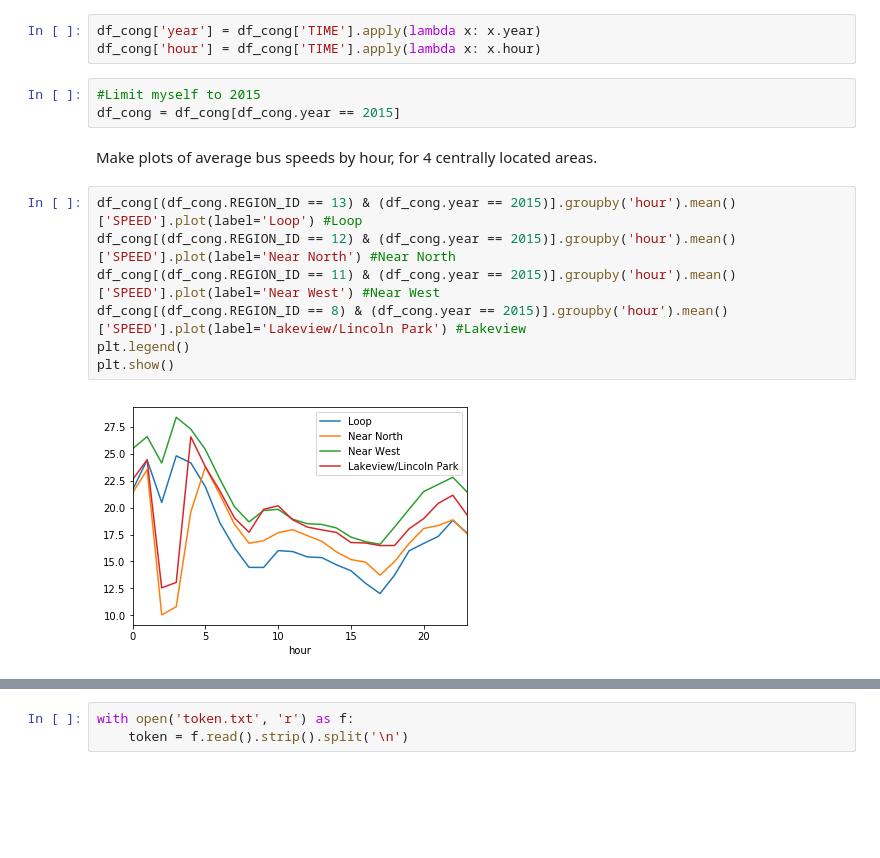
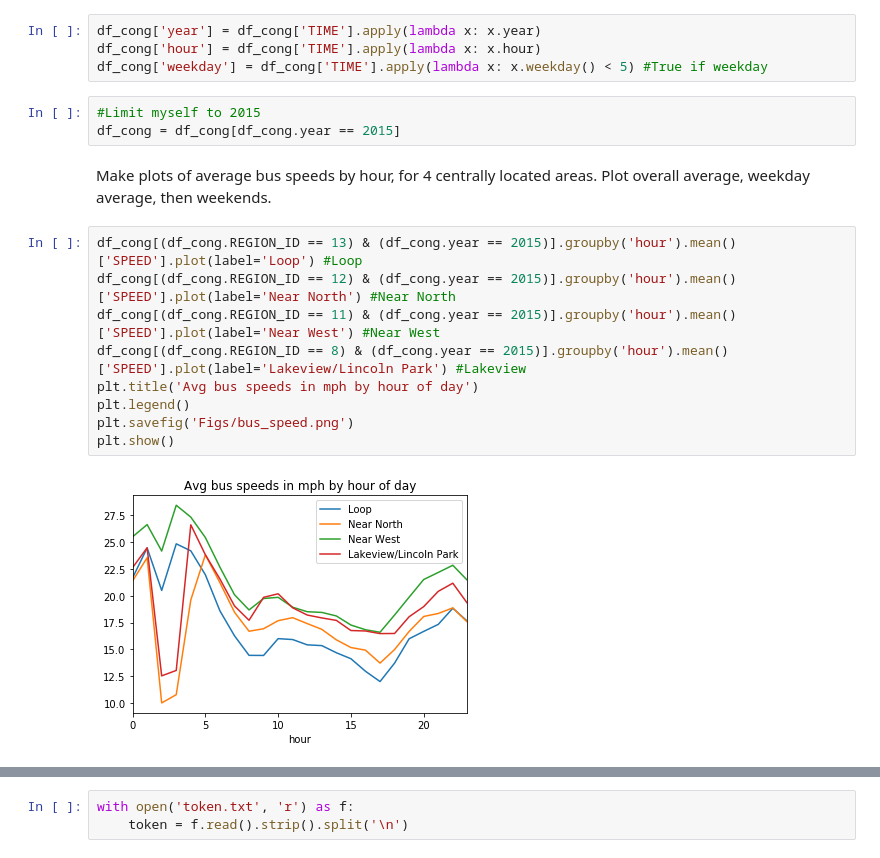
Before and after one commit to Inoueian/chicago-taxi, a Jupyter notebook: Challenge_3.ipynb, the cells around one changed output, grey strips where cells are left out. Drawn from its saved outputs; the diff is of its cells as text; blank space fills up the shorter version.

Commit message:
bus speed code and figures

```diff
--- a/Challenge_3.ipynb
+++ b/Challenge_3.ipynb
@@ -23,17 +24,20 @@ df_cong['TIME'] = df_cong['TIME'].apply(cong_parser)
 # %%
 df_cong['year'] = df_cong['TIME'].apply(lambda x: x.year)
 df_cong['hour'] = df_cong['TIME'].apply(lambda x: x.hour)
+df_cong['weekday'] = df_cong['TIME'].apply(lambda x: x.weekday() < 5) #True if weekday
 # %%
 #Limit myself to 2015
 df_cong = df_cong[df_cong.year == 2015]
 # %% [markdown]
-Make plots of average bus speeds by hour, for 4 centrally located areas.
+Make plots of average bus speeds by hour, for 4 centrally located areas. Plot overall average, weekday average, then weekends.
 # %%
 df_cong[(df_cong.REGION_ID == 13) & (df_cong.year == 2015)].groupby('hour').mean()['SPEED'].plot(label='Loop') #Loop
 df_cong[(df_cong.REGION_ID == 12) & (df_cong.year == 2015)].groupby('hour').mean()['SPEED'].plot(label='Near North') #Near North
 df_cong[(df_cong.REGION_ID == 11) & (df_cong.year == 2015)].groupby('hour').mean()['SPEED'].plot(label='Near West') #Near West
 df_cong[(df_cong.REGION_ID == 8) & (df_cong.year == 2015)].groupby('hour').mean()['SPEED'].plot(label='Lakeview/Lincoln Park') #Lakeview
+plt.title('Avg bus speeds in mph by hour of day')
 plt.legend()
+plt.savefig('Figs/bus_speed.png')
 plt.show()
 # %% [output]
-[figure, old version]
+[figure, new version]
```
Also changed, not shown: parts of 48 cells of this notebook, 6 other files.
